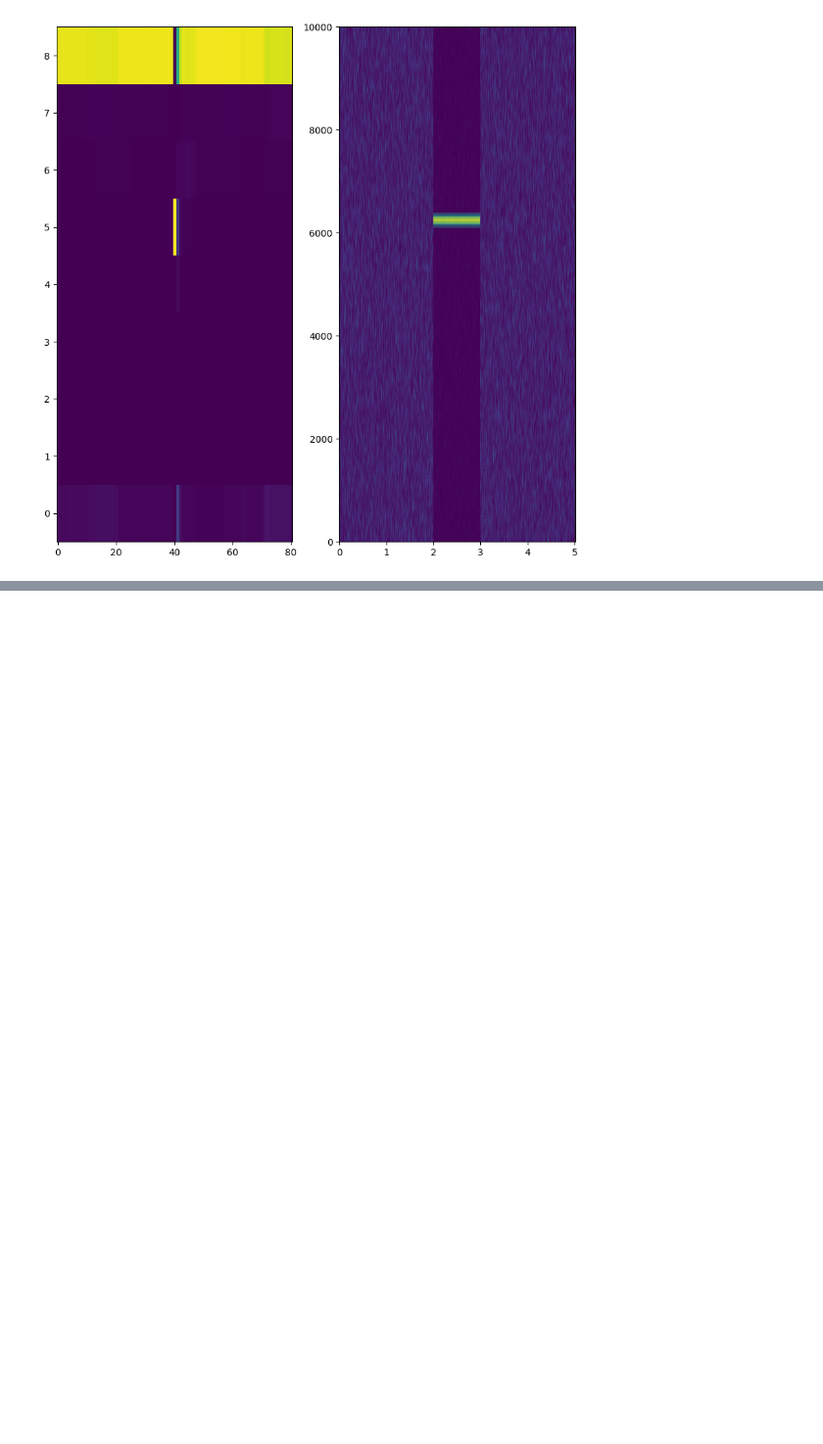
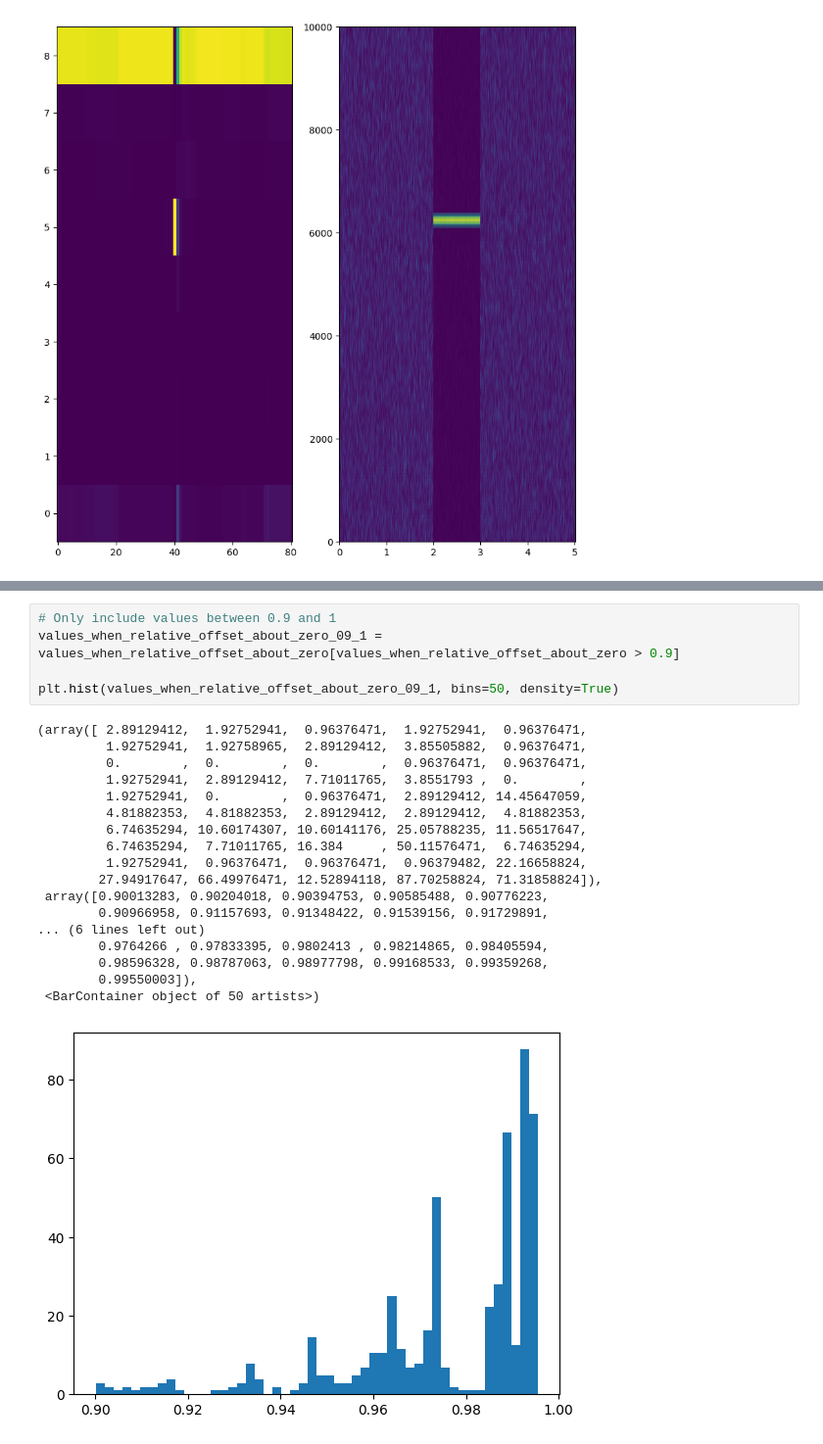
Before and after one commit to AppelEater/jax_machinelearning, a Jupyter notebook: testing_five_symbols.ipynb, the cells around one changed output, grey strips where cells are left out. Shown at 98% size. Saved outputs shown, nothing was run; the diff lists cells and outputs as text; blank space fills up the shorter version.

```diff
--- a/testing_five_symbols.ipynb
+++ b/testing_five_symbols.ipynb
@@ -409,0 +559,24 @@ Power of signal 5: 1.0
+# %%
+# Only include values between 0.9 and 1
+values_when_relative_offset_about_zero_09_1 = values_when_relative_offset_about_zero[values_when_relative_offset_about_zero > 0.9]
+
+plt.hist(values_when_relative_offset_about_zero_09_1, bins=50, density=True)
+# %% [output]
+(array([ 2.89129412,  1.92752941,  0.96376471,  1.92752941,  0.96376471,
+         1.92752941,  1.92758965,  2.89129412,  3.85505882,  0.96376471,
+         0.        ,  0.        ,  0.        ,  0.96376471,  0.96376471,
+         1.92752941,  2.89129412,  7.71011765,  3.8551793 ,  0.        ,
+         1.92752941,  0.        ,  0.96376471,  2.89129412, 14.45647059,
+         4.81882353,  4.81882353,  2.89129412,  2.89129412,  4.81882353,
+         6.74635294, 10.60174307, 10.60141176, 25.05788235, 11.56517647,
+         6.74635294,  7.71011765, 16.384     , 50.11576471,  6.74635294,
+         1.92752941,  0.96376471,  0.96376471,  0.96379482, 22.16658824,
+        27.94917647, 66.49976471, 12.52894118, 87.70258824, 71.31858824]),
+ array([0.90013283, 0.90204018, 0.90394753, 0.90585488, 0.90776223,
+        0.90966958, 0.91157693, 0.91348422, 0.91539156, 0.91729891,
+... (6 lines left out)
+        0.9764266 , 0.97833395, 0.9802413 , 0.98214865, 0.98405594,
+        0.98596328, 0.98787063, 0.98977798, 0.99168533, 0.99359268,
+        0.99550003]),
+ <BarContainer object of 50 artists>)
+[figure, added]
```
Also changed, not shown: parts of 14 cells of this notebook.
